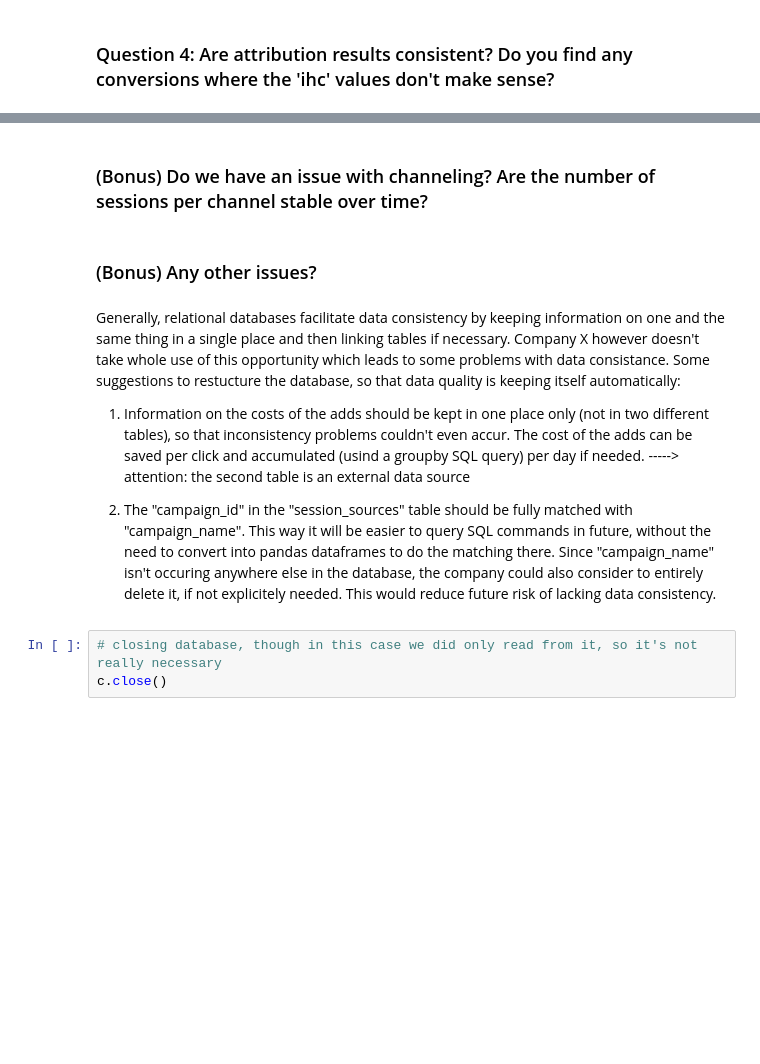
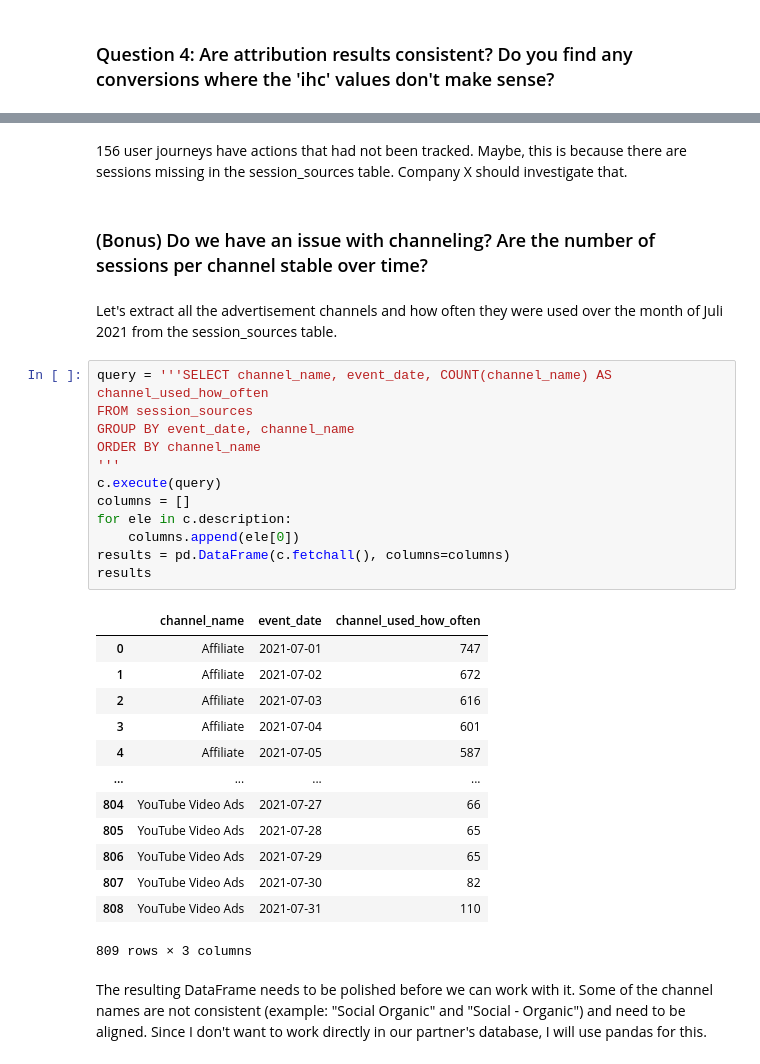
Before and after one commit to StefanieSenger/data_quality_challenge, a Jupyter notebook: Data_Quality_202108/report_data_quality.ipynb, the cells around one changed output, grey strips where cells are left out. Cells and saved outputs as stored; diff of their text form; blank space fills up the shorter version.

Commit message:
question 4 + bonus

```diff
--- a/Data_Quality_202108/report_data_quality.ipynb
+++ b/Data_Quality_202108/report_data_quality.ipynb
@@ -221,13 +271,34 @@ There are 17283 rows in the "conversions_backend" table and only 16954 rows in t
+# %% [markdown]
+156 user journeys have actions that had not been tracked. Maybe, this is because there are sessions missing in the session_sources table. Company X should investigate that.
 # %% [markdown]
 ### (Bonus) Do we have an issue with channeling? Are the number of sessions per channel stable over time?
-# %% [markdown]
-### (Bonus) Any other issues?
-# %% [markdown]
-Generally, relational databases facilitate data consistency by keeping information on one and the same thing in a single place and then linking tables if necessary. Company X however doesn't take whole use of this opportunity which leads to some problems with data consistance. Some suggestions to restucture the database, so that data quality is keeping itself automatically:
-
-1. Information on the costs of the adds should be kept in one place only (not in two different tables), so that inconsistency problems couldn't even accur. The cost of the adds can be saved per click and accumulated (usind a groupby SQL query) per day if needed.       -----> attention: the second table is an external data source
-
-2. The "campaign_id" in the "session_sources" table should be fully matched with "campaign_name". This way it will be easier to query SQL commands in future, without the need to convert into pandas dataframes to do the matching there. Since "campaign_name" isn't occuring anywhere else in the database, the company could also consider to entirely delete it, if not explicitely needed. This would reduce future risk of lacking data consistency.
-# %%
-# closing database, though in this case we did only read from it, so it's not really necessary
-c.close()
+# %% [markdown]
+Let's extract all the advertisement channels and how often they were used over the month of Juli 2021 from the session_sources table.
+# %%
+query = '''SELECT channel_name, event_date, COUNT(channel_name) AS channel_used_how_often
+FROM session_sources
+GROUP BY event_date, channel_name
+ORDER BY channel_name
+'''
+c.execute(query)
+columns = []
+for ele in c.description:
+    columns.append(ele[0])
+results = pd.DataFrame(c.fetchall(), columns=columns)
+results
+# %% [output]
+|  | channel_name | event_date | channel_used_how_often |
+| 0 | Affiliate | 2021-07-01 | 747 |
+| 1 | Affiliate | 2021-07-02 | 672 |
+| 2 | Affiliate | 2021-07-03 | 616 |
+| 3 | Affiliate | 2021-07-04 | 601 |
+| 4 | Affiliate | 2021-07-05 | 587 |
+| ... | ... | ... | ... |
+| 804 | YouTube Video Ads | 2021-07-27 | 66 |
+| 805 | YouTube Video Ads | 2021-07-28 | 65 |
+| 806 | YouTube Video Ads | 2021-07-29 | 65 |
+| 807 | YouTube Video Ads | 2021-07-30 | 82 |
+| 808 | YouTube Video Ads | 2021-07-31 | 110 |
+809 rows × 3 columns
+# %% [markdown]
+The resulting DataFrame needs to be polished before we can work with it. Some of the channel names are not consistent (example: "Social Organic" and "Social - Organic") and need to be aligned. Since I don't want to work directly in our partner's database, I will use pandas for this.
```
Also changed, not shown: parts of 18 cells of this notebook.
